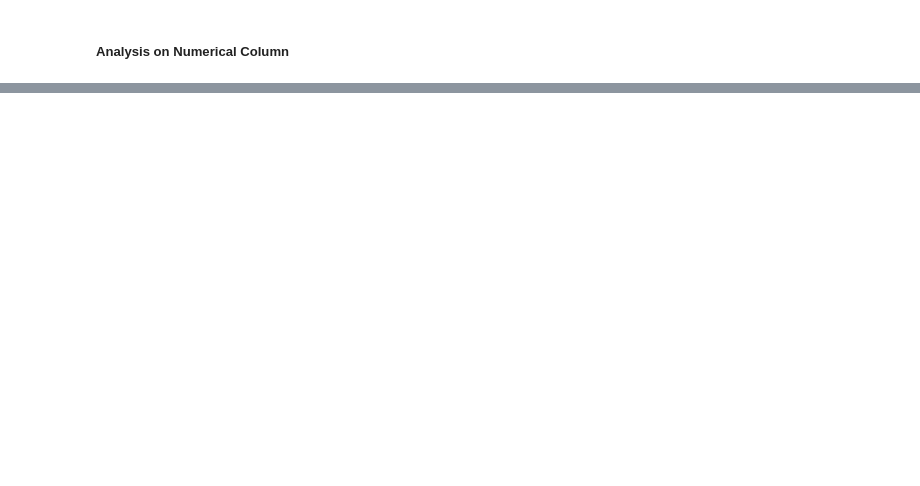
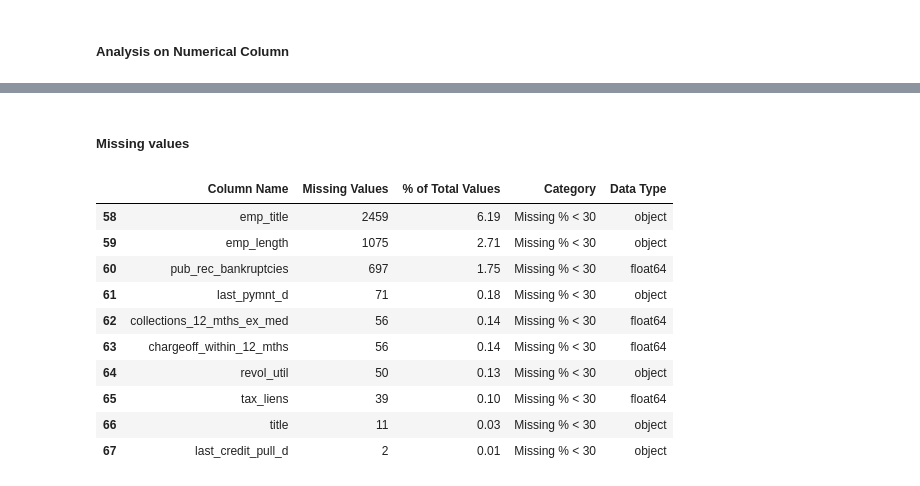
Before and after one commit to Theveetha/LendingClub_EDA_CaseStudy, a Jupyter notebook: LendingClub_EDA.ipynb, the cells around one changed output, grey strips where cells are left out. Drawn from its saved outputs; the diff is of its cells as text; code cells hidden in the pictures; blank space fills up the shorter version.

```diff
--- a/LendingClub_EDA.ipynb
+++ b/LendingClub_EDA.ipynb
@@ -252,0 +170,41 @@ num_cols_df[num_cols_df['Unique Values Count'] == data.shape[0]]
+# %% [markdown]
+##### **Missing values**
+# %%
+mis_val = data.isnull().sum()
+mis_val_percent = round(100 * data.isnull().sum()/len(data),2)
+mis_val_table = pd.concat([mis_val,mis_val_percent],axis=1)
+mis_val_table.columns = ['Missing Values', '% of Total Values']
+mis_val_table = mis_val_table.sort_values('% of Total Values',ascending=False)
+
+Category = []
+
+for i in range(0,len(mis_val_table)):
+  if mis_val_table['% of Total Values'][i] == 0:
+    Category.append('Missing % = 0')
+  elif 0 < mis_val_table['% of Total Values'][i] <= 30:
+    Category.append('Missing % < 30')
+  else:
+    Category.append('Missing % > 30')
+
+mis_val_table['Category'] = Category
+mis_val_table.reset_index(inplace=True)
+mis_val_table.rename(columns={'index':'Column Name'},inplace=True)
+# Add Data Types
+data_types = [data[col].dtypes for col in mis_val_table['Column Name'].values]
+mis_val_table['Data Type'] = data_types
+
+mis_val_gt30 = mis_val_table[mis_val_table['Category'] == 'Missing % > 30']
+mis_val_lt30 = mis_val_table[mis_val_table['Category'] == 'Missing % < 30']
+mis_val_lt30
+# %% [output]
+|  | Column Name | Missing Values | % of Total Values | Category | Data Type |
+| 58 | emp_title | 2459 | 6.19 | Missing % < 30 | object |
+| 59 | emp_length | 1075 | 2.71 | Missing % < 30 | object |
+| 60 | pub_rec_bankruptcies | 697 | 1.75 | Missing % < 30 | float64 |
+| 61 | last_pymnt_d | 71 | 0.18 | Missing % < 30 | object |
+| 62 | collections_12_mths_ex_med | 56 | 0.14 | Missing % < 30 | float64 |
+| 63 | chargeoff_within_12_mths | 56 | 0.14 | Missing % < 30 | float64 |
+| 64 | revol_util | 50 | 0.13 | Missing % < 30 | object |
+| 65 | tax_liens | 39 | 0.10 | Missing % < 30 | float64 |
+| 66 | title | 11 | 0.03 | Missing % < 30 | object |
+| 67 | last_credit_pull_d | 2 | 0.01 | Missing % < 30 | object |
```
Also changed, not shown: parts of 52 cells of this notebook.
